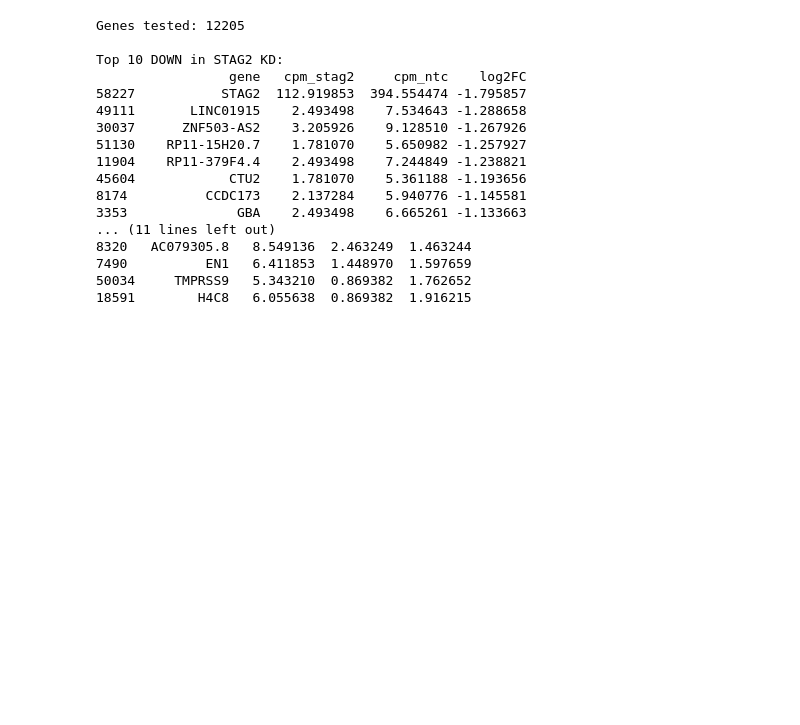
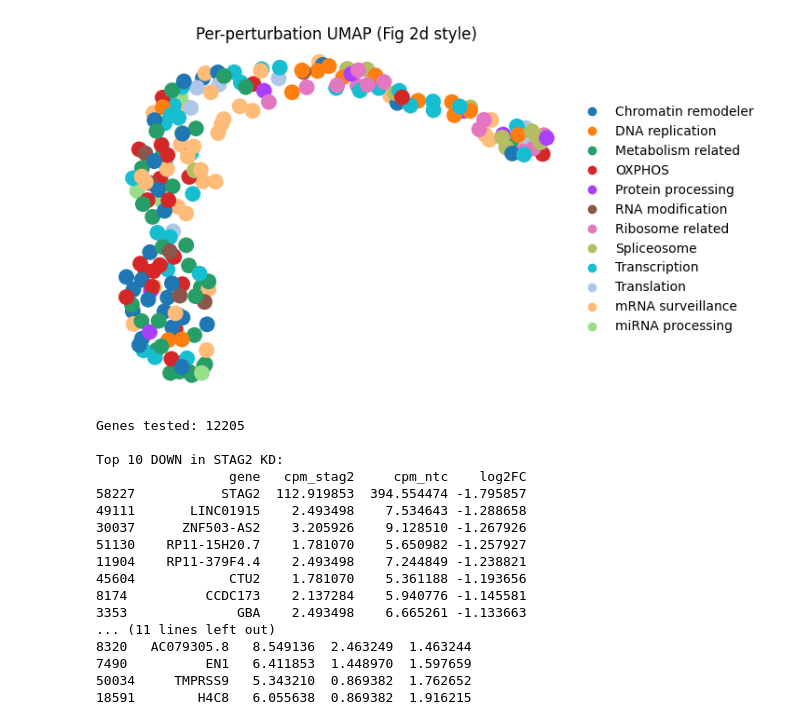
Before and after one commit to Shubhra-B/perturbsci, a Jupyter notebook: xu_etal.ipynb, the cells around one changed output. Cells and saved outputs as stored; diff of their text form; code cells hidden in the pictures; blank space fills up the shorter version.

```diff
--- a/xu_etal.ipynb
+++ b/xu_etal.ipynb
@@ -79,0 +127,21 @@ Name: count, dtype: int64
+# %%
+from google.colab import files
+path = list(uploaded.keys())[-1]   # last uploaded file
+print(path)
+print(pd.ExcelFile(path).sheet_names)
+
+supp = pd.read_excel(path, sheet_name='supplementary_table2')
+print(supp.head())
+print(supp.columns.tolist())
+
+
+gene_category = (
+    supp[['gene_symbol', 'gene_class']]
+    .drop_duplicates(subset='gene_symbol')
+    .set_index('gene_symbol')['gene_class']
+    .to_dict()
+)
+gene_category['NO-TARGET'] = 'NTC'
+
+print(len(gene_category), 'genes')
+print(pd.Series(gene_category).value_counts())
@@ -80,3 +166,23 @@ Name: count, dtype: int64
+# %%
+M = log2FC[:, features]
+M = np.nan_to_num(M, nan=0, posinf=0, neginf=0)
+
+pb_features = sc.AnnData(X=M, obs=pb.obs.copy())
+
+pb_features.obs['category'] = (
+    pb_features.obs_names.map(gene_category).fillna('Other').astype('category')
+)
+
+sc.pp.scale(pb_features, max_value=10)
+sc.tl.pca(pb_features, n_comps=9)
+sc.pp.neighbors(pb_features, n_neighbors=15, n_pcs=9)
+sc.tl.umap(pb_features)
+
+pb_plot = pb_features[pb_features.obs_names != 'NO-TARGET'].copy()
+sc.pl.umap(pb_plot, color='category', frameon=False,
+           title='Per-perturbation UMAP (Fig 2d style)')
+# %% [output]
+[figure, added]
 # %%
 import numpy as np
 import pandas as pd
```
Also changed, not shown: parts of 9 cells of this notebook.
